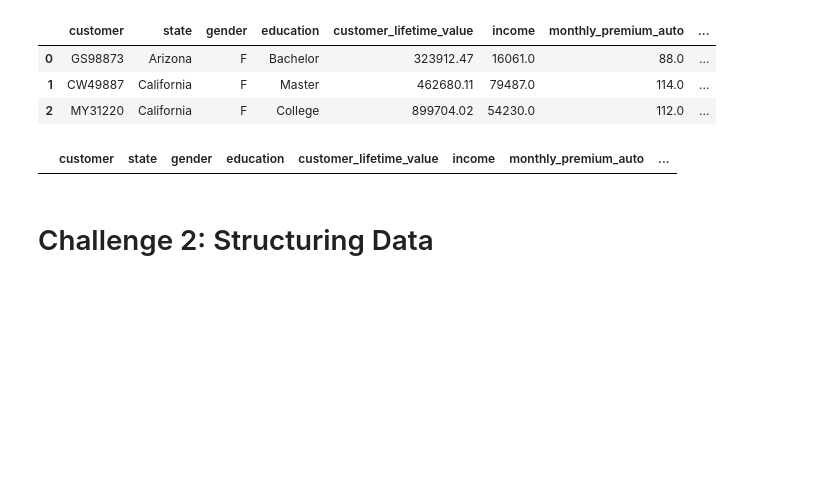
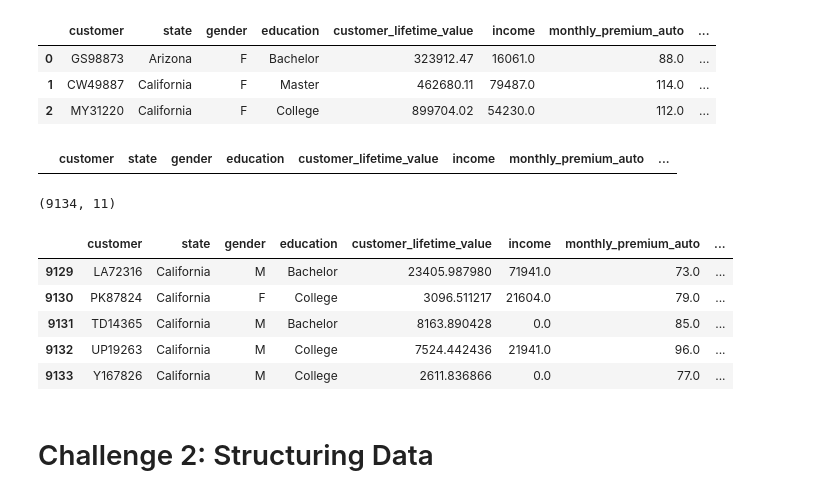
Before and after one commit to PhilippLf/Labs_IronHack, a Jupyter notebook: lab-dw-data-structuring-and-combining.ipynb, the cells around one changed output. Drawn from its saved outputs; the diff is of its cells as text; code cells hidden in the pictures; blank space fills up the shorter version.

Commit message:
added comments and some improvements like resetting the index

```diff
--- a/lab-dw-data-structuring-and-combining.ipynb
+++ b/lab-dw-data-structuring-and-combining.ipynb
@@ -420,6 +432,21 @@ df_duplicates = df[df.duplicated()]
 df_duplicates
 # %% [output]
 |  | customer | state | gender | education | customer_lifetime_value | income | monthly_premium_auto | ... |
+# %%
+df.shape
+# %% [output]
+(9134, 11)
+# %%
+df.reset_index(drop=True,inplace=True)
+# %%
+df.tail()
+# %% [output]
+|  | customer | state | gender | education | customer_lifetime_value | income | monthly_premium_auto | ... |
+| 9129 | LA72316 | California | M | Bachelor | 23405.987980 | 71941.0 | 73.0 | ... |
+| 9130 | PK87824 | California | F | College | 3096.511217 | 21604.0 | 79.0 | ... |
+| 9131 | TD14365 | California | M | Bachelor | 8163.890428 | 0.0 | 85.0 | ... |
+| 9132 | UP19263 | California | M | College | 7524.442436 | 21941.0 | 96.0 | ... |
+| 9133 | Y167826 | California | M | College | 2611.836866 | 0.0 | 77.0 | ... |
 # %% [markdown]
 # Challenge 2: Structuring Data
 # %% [markdown]
```
Also changed, not shown: parts of 20 cells of this notebook.
